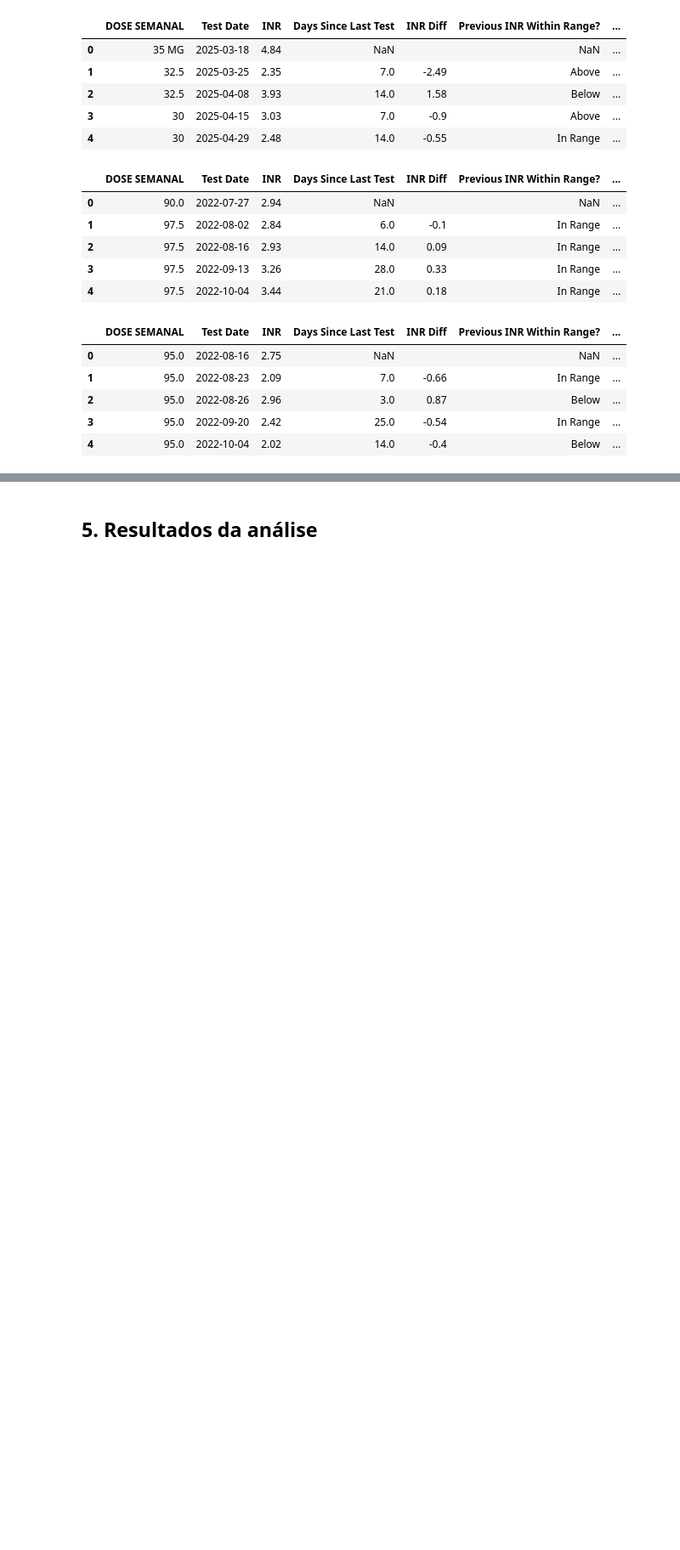
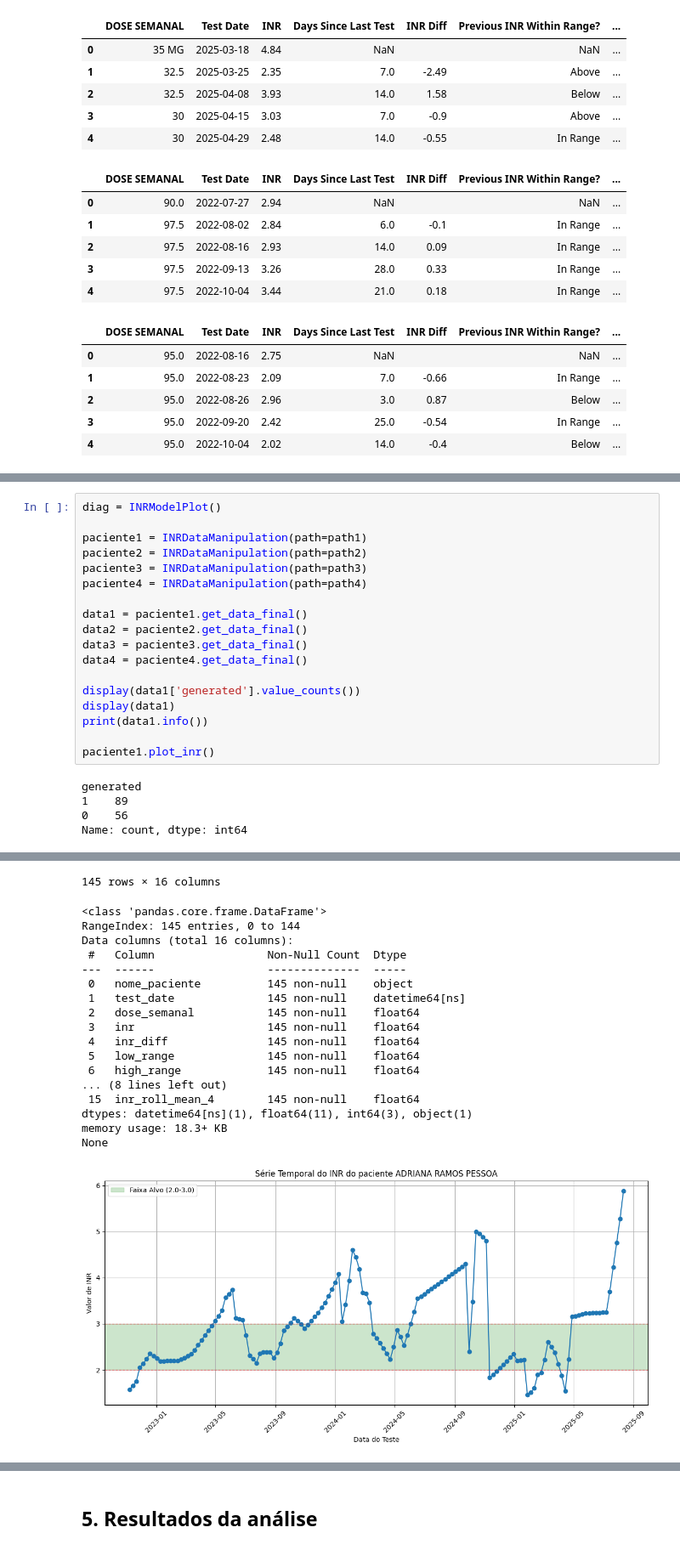
Before and after one commit to PedroMiguelCecato/inr_prediction, a Jupyter notebook: inr_prediction.ipynb, the cells around one changed output, grey strips where cells are left out. Shown at 85% size. Saved outputs shown, nothing was run; the diff lists cells and outputs as text; blank space fills up the shorter version.

```diff
--- a/inr_prediction.ipynb
+++ b/inr_prediction.ipynb
@@ -1136,0 +68,23 @@ plot_rf_feature_importance(model_rf, feature_names=fc1, top_n=15)
+# %%
+diag = INRModelPlot()
+
+paciente1 = INRDataManipulation(path=path1)
+paciente2 = INRDataManipulation(path=path2)
+paciente3 = INRDataManipulation(path=path3)
+paciente4 = INRDataManipulation(path=path4)
+
+data1 = paciente1.get_data_final()
+data2 = paciente2.get_data_final()
+data3 = paciente3.get_data_final()
+data4 = paciente4.get_data_final()
+
+display(data1['generated'].value_counts())
+display(data1)
+print(data1.info())
+
+paciente1.plot_inr()
+# %% [output]
+generated
+1    89
+0    56
+Name: count, dtype: int64
@@ -1136,0 +103,19 @@ plot_rf_feature_importance(model_rf, feature_names=fc1, top_n=15)
+145 rows × 16 columns
+<class 'pandas.core.frame.DataFrame'>
+RangeIndex: 145 entries, 0 to 144
+Data columns (total 16 columns):
+ #   Column                 Non-Null Count  Dtype
+---  ------                 --------------  -----
+ 0   nome_paciente          145 non-null    object
+ 1   test_date              145 non-null    datetime64[ns]
+ 2   dose_semanal           145 non-null    float64
+ 3   inr                    145 non-null    float64
+ 4   inr_diff               145 non-null    float64
+ 5   low_range              145 non-null    float64
+ 6   high_range             145 non-null    float64
+... (8 lines left out)
+ 15  inr_roll_mean_4        145 non-null    float64
+dtypes: datetime64[ns](1), float64(11), int64(3), object(1)
+memory usage: 18.3+ KB
+None
+[figure, added]
```
Also changed, not shown: parts of 129 cells of this notebook, 17 other files.
